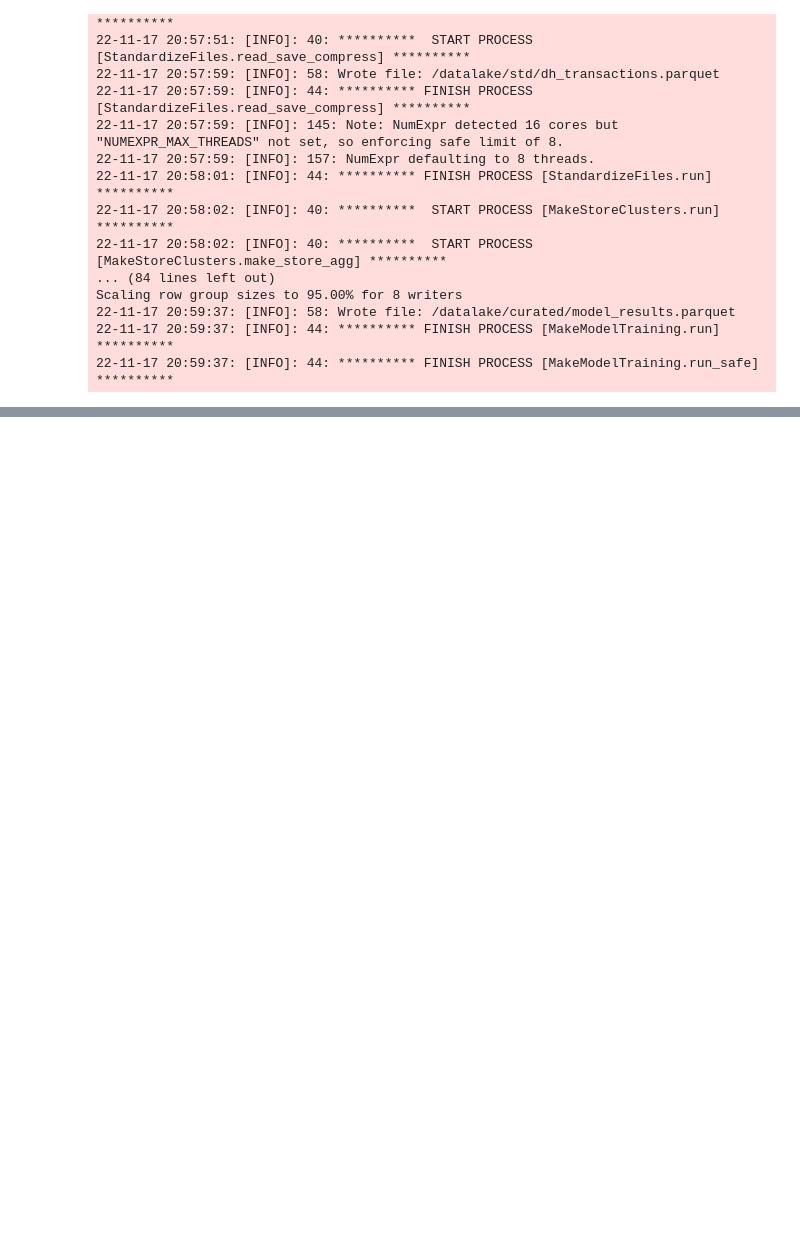
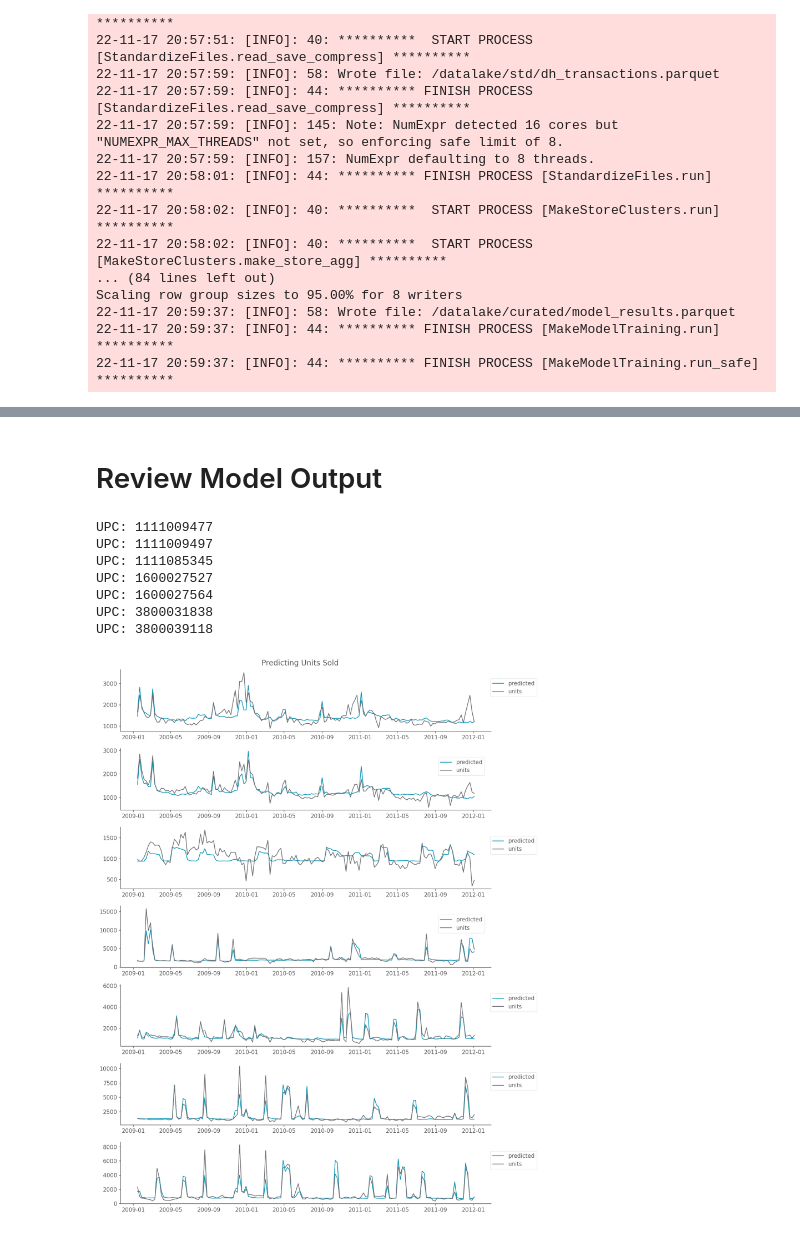
Before and after one commit to zachtsk/retail-analytics-pyspark, a Jupyter notebook: notebooks/Simple Model.ipynb, the cells around one changed output, grey strips where cells are left out. Drawn from its saved outputs; the diff is of its cells as text; code cells hidden in the pictures; blank space fills up the shorter version.

```diff
--- a/notebooks/Simple Model.ipynb
+++ b/notebooks/Simple Model.ipynb
@@ -104,0 +56,58 @@ UPC: 1111085345
+# %% [markdown]
+# Review Model Output
+# %%
+import matplotlib.pyplot as plt
+
+# Review top N UPCs in Store Cluster Y
+n = 7
+store_cluster = 1
+
+# Create Dataframe for UPC + Store Cluster Combinations
+top_n = (
+    df
+    .where(f"store_cluster={store_cluster}")
+    .groupby('upc','store_cluster')
+    .agg(
+        F.sum('units').alias('units'),
+        F.sum('yhat_units').alias('yhat_units'),
+    )
+    .orderBy(F.desc('units'))
+    .limit(n)
+    .select('upc','store_cluster')
+)
+
+# Join back to original dataset
+result = (
+    df
+    .join(top_n, on=['upc','store_cluster'])
+    .groupby('week_end_date','upc')
+    .agg(
+            F.sum('units').alias('units'),
+            F.sum('yhat_units').alias('predicted'),
+    )
+    .orderBy('week_end_date','upc')
+    .toPandas()
+    .groupby('upc')
+)
+
+
+# Set custom styling
+plt.style.use('custom.mplstyle')
+fig,ax = plt.subplots(nrows=n, figsize=(12,int(2.5*n)))
+fig.suptitle("Predicting Units Sold",fontsize=16)
+fig.tight_layout()
+
+for i,(upc, data) in enumerate(result):
+    print(f"UPC: {upc}")
+    data.plot(x='week_end_date', y=['predicted','units'], ax=ax[i])
+    ax[i].set_xlabel('')
+    ax[i].legend(bbox_to_anchor=(0.99, 0.9))
+# %% [output]
+UPC: 1111009477
+UPC: 1111009497
+UPC: 1111085345
+UPC: 1600027527
+UPC: 1600027564
+UPC: 3800031838
+UPC: 3800039118
+[figure, added]
```
Also changed, not shown: parts of 2 cells of this notebook.
